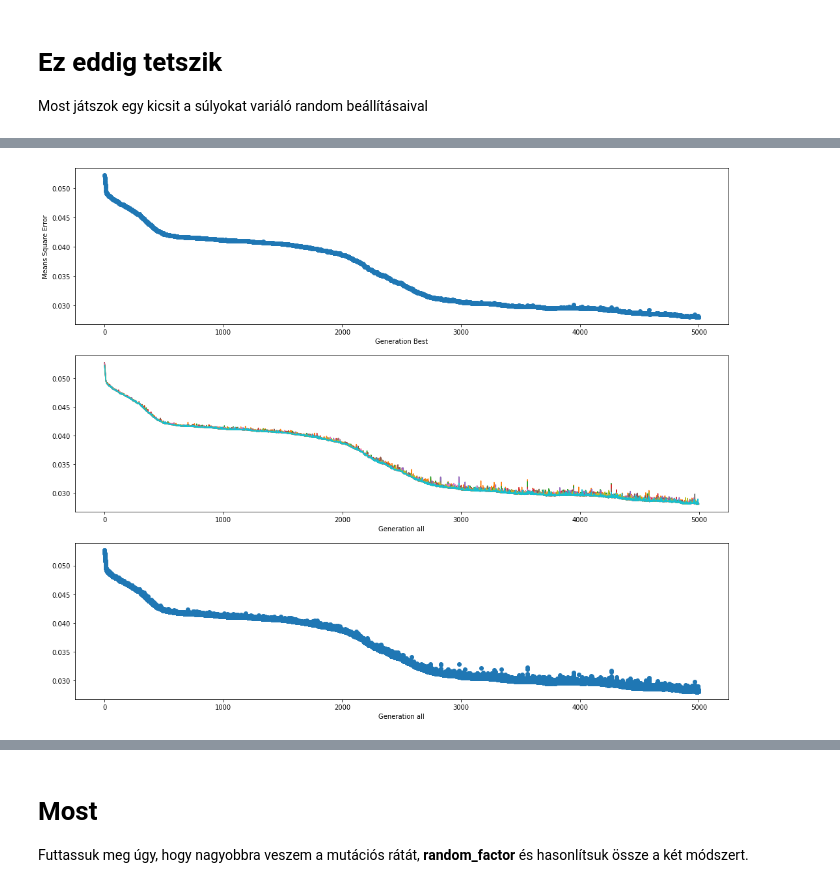
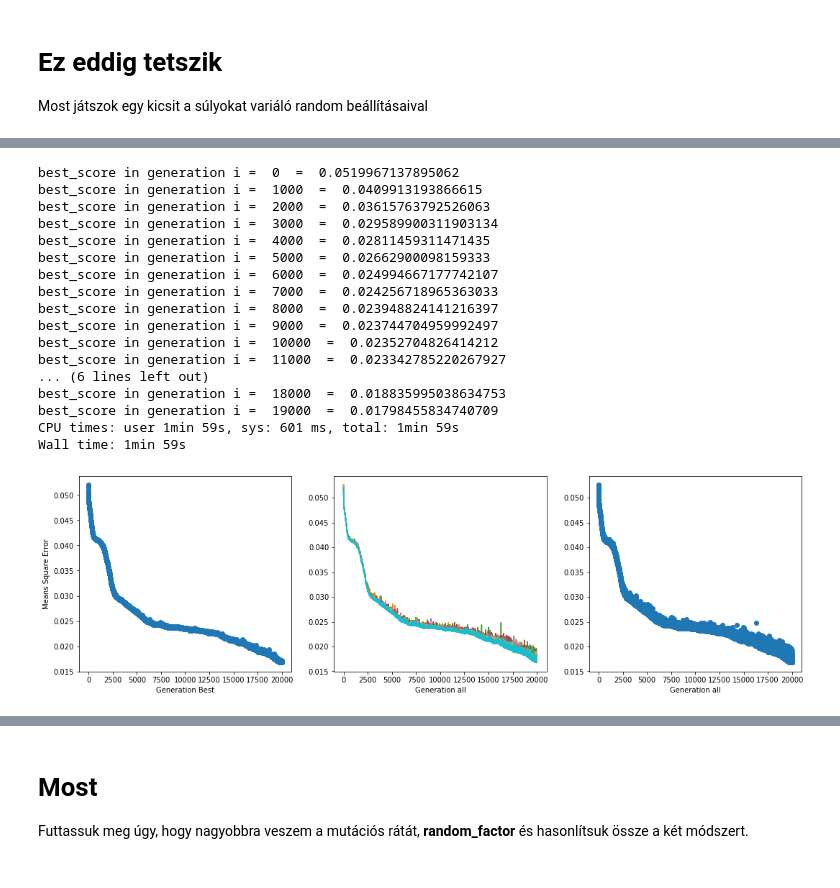
Before and after one commit to JoDeMiro/DeepLearningIntroduction, a Jupyter notebook: Fun_with_NeuralNet_Part_2.ipynb, the cells around one changed output, grey strips where cells are left out. Saved outputs shown, nothing was run; the diff lists cells and outputs as text; code cells hidden in the pictures.

```diff
--- a/Fun_with_NeuralNet_Part_2.ipynb
+++ b/Fun_with_NeuralNet_Part_2.ipynb
@@ -611,5 +610,5 @@ def evolve_adv1(mlp_dummy, generation = 10, population = 10, print_population =
 
   return generation_holder, best_score_holder, best_mlp_solution
 # %%
-generation_scores, best_scores, _ = evolve_adv1(mlp_dummy, generation = 100, print_population=False)
+generation_scores, best_scores, _ = evolve_adv1(mlp_dummy, generation = 20, print_population=False)
 # %% [output]
@@ -701,16 +703,26 @@ Wall time: 1min 2s
 # %%
-fig, (a0, a1, a2) = plt.subplots(1, 3, figsize=(18, 5))
-_number_of_generation = len(best_scores)
-_x_axis = np.arange(1, _number_of_generation+1, 1)
-a0.scatter(_x_axis, best_scores)
-a0.set_ylabel('Means Square Error')
-a0.set_xlabel('Generation')
+def plot(generation_scores, best_scores, order = 'col'):
+  '''
+  generation_scores, best_scores
+  '''
 
-a1.plot(generation_scores)
-a1.set_xlabel('Generation')
+  if( order == 'col' ):
+    fig, (a0, a1, a2) = plt.subplots(1, 3, figsize=(18, 5))
+  if( order == 'row' ):
+    fig, (a0, a1, a2) = plt.subplots(3, 1, figsize=(18, 15))
 
-c, s = plot_generation_scatter(generation_scores)
+  _number_of_generation = len(best_scores)
+  _x_axis = np.arange(1, _number_of_generation+1, 1)
+  a0.scatter(_x_axis, best_scores)
+  a0.set_ylabel('Means Square Error')
+  a0.set_xlabel('Generation Best')
 
-a2.scatter(c, s)
-a2.set_xlabel('Generation')
-plt.show()
+
+  a1.plot(generation_scores)
+  a1.set_xlabel('Generation all')
+
+  c, s = plot_generation_scatter(generation_scores)
+
+  a2.scatter(c, s)
+  a2.set_xlabel('Generation all')
+  plt.show()
@@ -884,4 +874,28 @@ plot_3_window(generation_scores, best_scores)
+# %%
+%%time
+generation_scores, best_scores, best_mlp = evolve_adv1(mlp_dummy,
+                                                       generation = 20000,
+                                                       print_population=False,
+                                                       print_generation=(True, 1000), random_factor=500)
+# %% [output]
+best_score in generation i =  0  =  0.0519967137895062
+best_score in generation i =  1000  =  0.0409913193866615
+best_score in generation i =  2000  =  0.03615763792526063
+best_score in generation i =  3000  =  0.029589900311903134
+best_score in generation i =  4000  =  0.02811459311471435
+best_score in generation i =  5000  =  0.02662900098159333
+best_score in generation i =  6000  =  0.024994667177742107
+best_score in generation i =  7000  =  0.024256718965363033
+best_score in generation i =  8000  =  0.023948824141216397
+best_score in generation i =  9000  =  0.023744704959992497
+best_score in generation i =  10000  =  0.02352704826414212
+best_score in generation i =  11000  =  0.023342785220267927
+... (6 lines left out)
+best_score in generation i =  18000  =  0.018835995038634753
+best_score in generation i =  19000  =  0.01798455834740709
+CPU times: user 1min 59s, sys: 601 ms, total: 1min 59s
+Wall time: 1min 59s
 # %%
-plot_3_window_row(generation_scores, best_scores)
+plot(generation_scores, best_scores)
 # %% [output]
-[figure, old version]
+[figure, new version]
```
Also changed, not shown: parts of 120 cells of this notebook.
